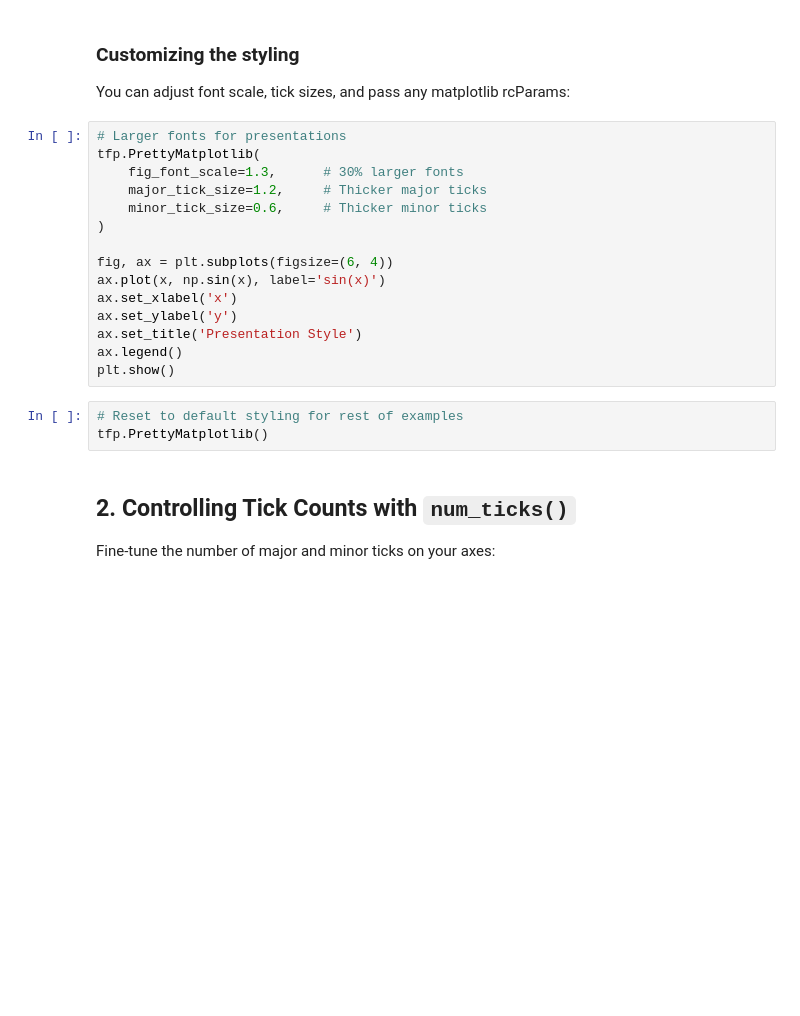
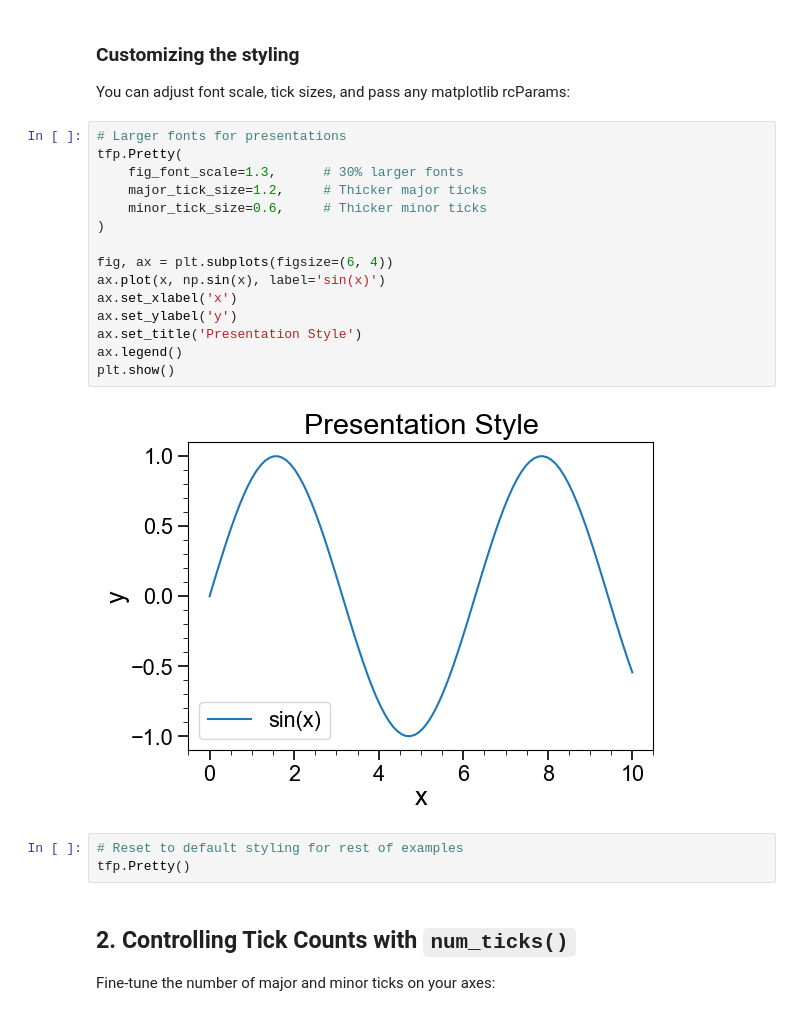
Before and after one commit to amplipy/tweakfig, a Jupyter notebook: examples/usage_examples.ipynb, the cells around one changed output. Drawn from its saved outputs; the diff is of its cells as text; blank space fills up the shorter version.

```diff
--- a/examples/usage_examples.ipynb
+++ b/examples/usage_examples.ipynb
@@ -49,22 +70,24 @@ plt.show()
 You can adjust font scale, tick sizes, and pass any matplotlib rcParams:
 # %%
 # Larger fonts for presentations
-tfp.PrettyMatplotlib(
+tfp.Pretty(
     fig_font_scale=1.3,      # 30% larger fonts
     major_tick_size=1.2,     # Thicker major ticks
     minor_tick_size=0.6,     # Thicker minor ticks
 )
 
 fig, ax = plt.subplots(figsize=(6, 4))
 ax.plot(x, np.sin(x), label='sin(x)')
 ax.set_xlabel('x')
 ax.set_ylabel('y')
 ax.set_title('Presentation Style')
 ax.legend()
 plt.show()
+# %% [output]
+[figure, added]
 # %%
 # Reset to default styling for rest of examples
-tfp.PrettyMatplotlib()
+tfp.Pretty()
 # %% [markdown]
 ## 2. Controlling Tick Counts with `num_ticks()`
 
```
Also changed, not shown: parts of 14 cells of this notebook.
